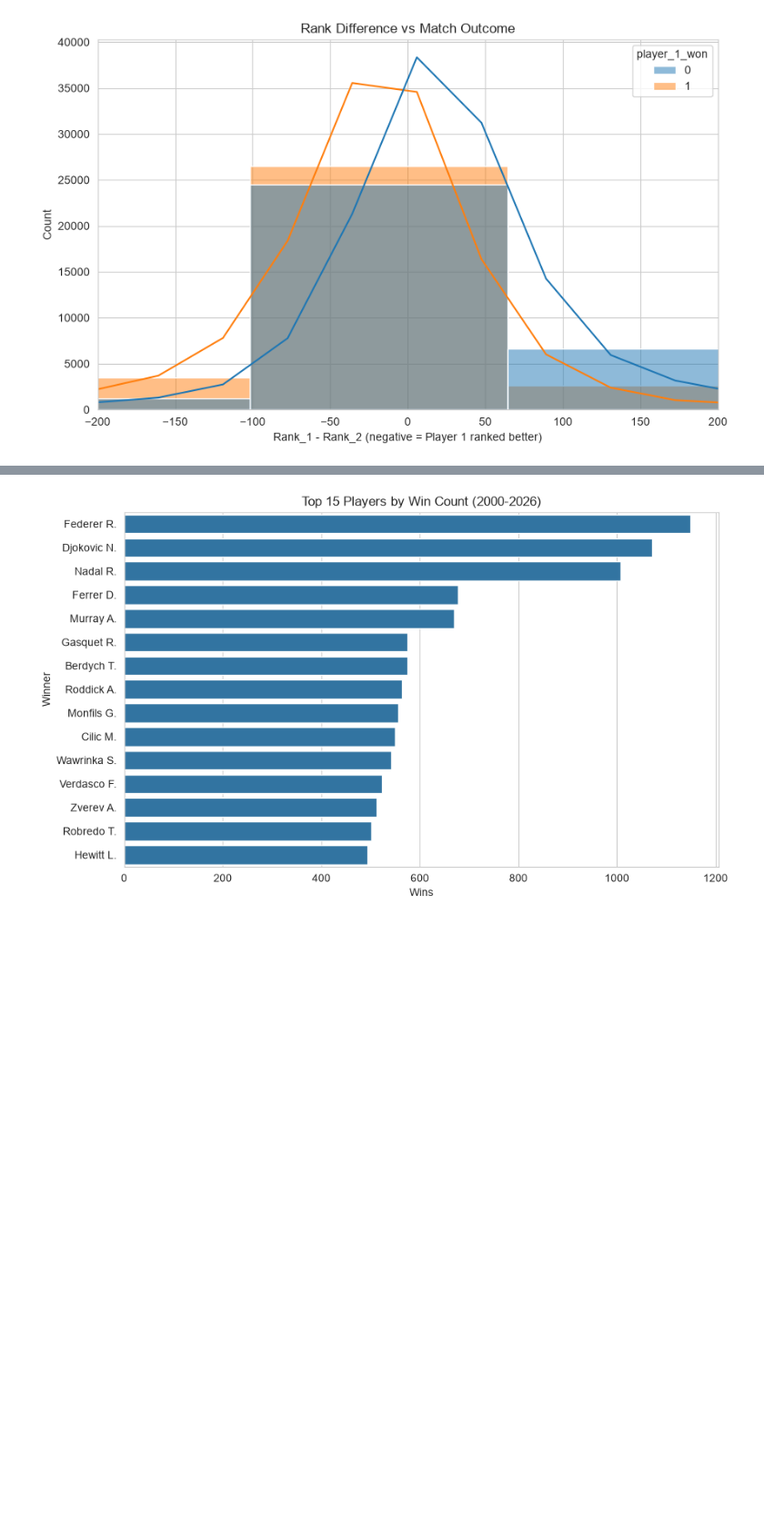
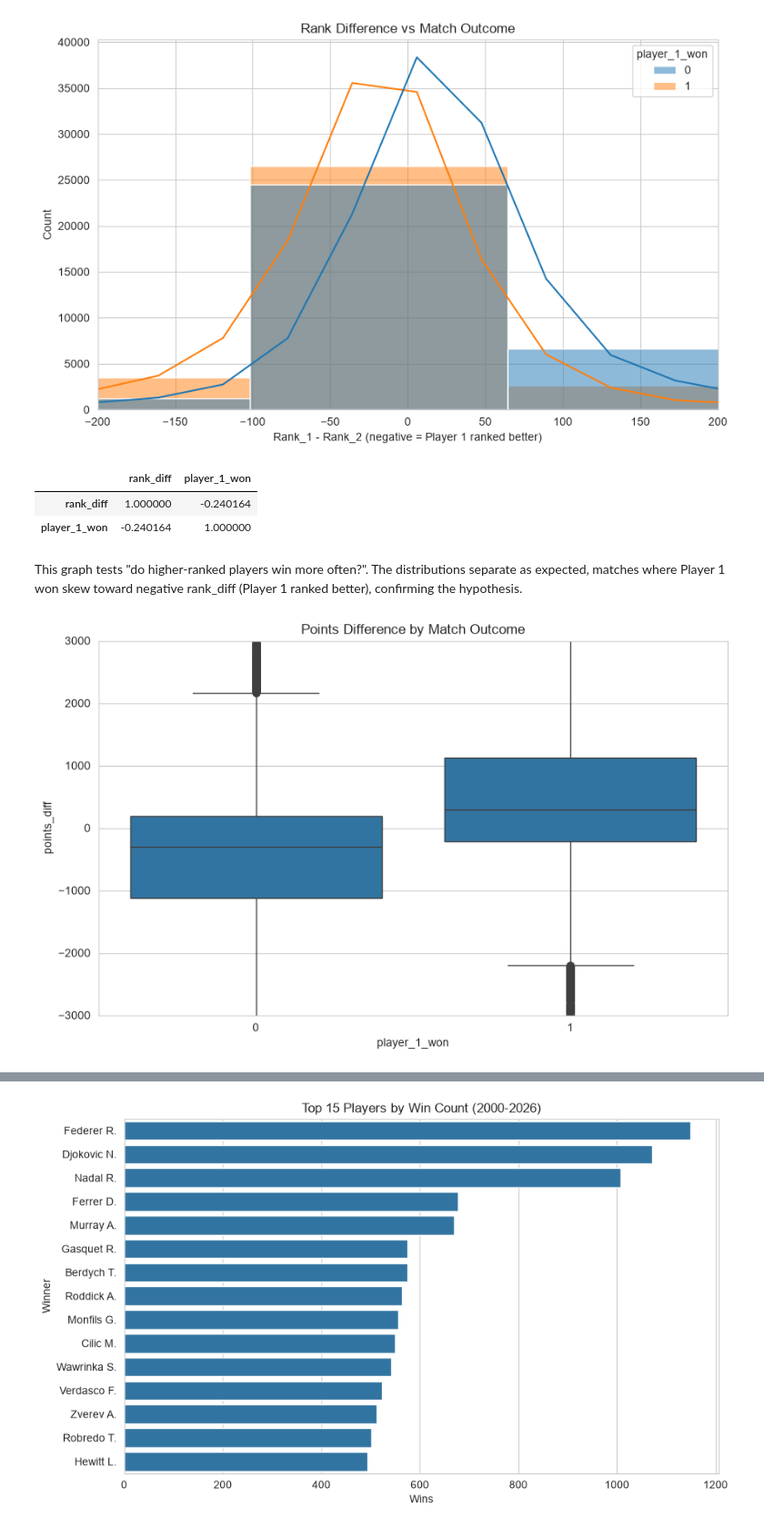
Before and after one commit to MariusMalong/tennis-predictor, a Jupyter notebook: 01_eda.ipynb, the cells around one changed output, grey strips where cells are left out. Shown at 91% size. Drawn from its saved outputs; the diff is of its cells as text; code cells hidden in the pictures; blank space fills up the shorter version.

Commit message:
Complete EDA: sentinel value handling, duplicate check, rank/points/surface analysis

```diff
--- a/01_eda.ipynb
+++ b/01_eda.ipynb
@@ -111,3 +130,21 @@ plt.xlim(-200,200)
 plt.show()
 # %% [output]
 [figure]
+# %%
+df[['rank_diff', 'player_1_won']].corr()
+# %% [output]
+|  | rank_diff | player_1_won |
+| rank_diff | 1.000000 | -0.240164 |
+| player_1_won | -0.240164 | 1.000000 |
+# %% [markdown]
+This graph tests "do higher-ranked players win more often?". The distributions separate as expected, matches where Player 1 won skew toward negative rank_diff (Player 1 ranked better), confirming the hypothesis.
+# %%
+df['points_diff'] = df['Pts_1'] - df['Pts_2']
+plt.figure(figsize=(10,6))
+mask = (df['Pts_1'] != -1) & (df['Pts_2'] != -1)
+sns.boxplot(data=df[mask], x='player_1_won', y='points_diff')
+plt.ylim(-3000, 3000)
+plt.title('Points Difference by Match Outcome')
+plt.show()
+# %% [output]
+[figure, added]
```
Also changed, not shown: parts of 16 cells of this notebook.
